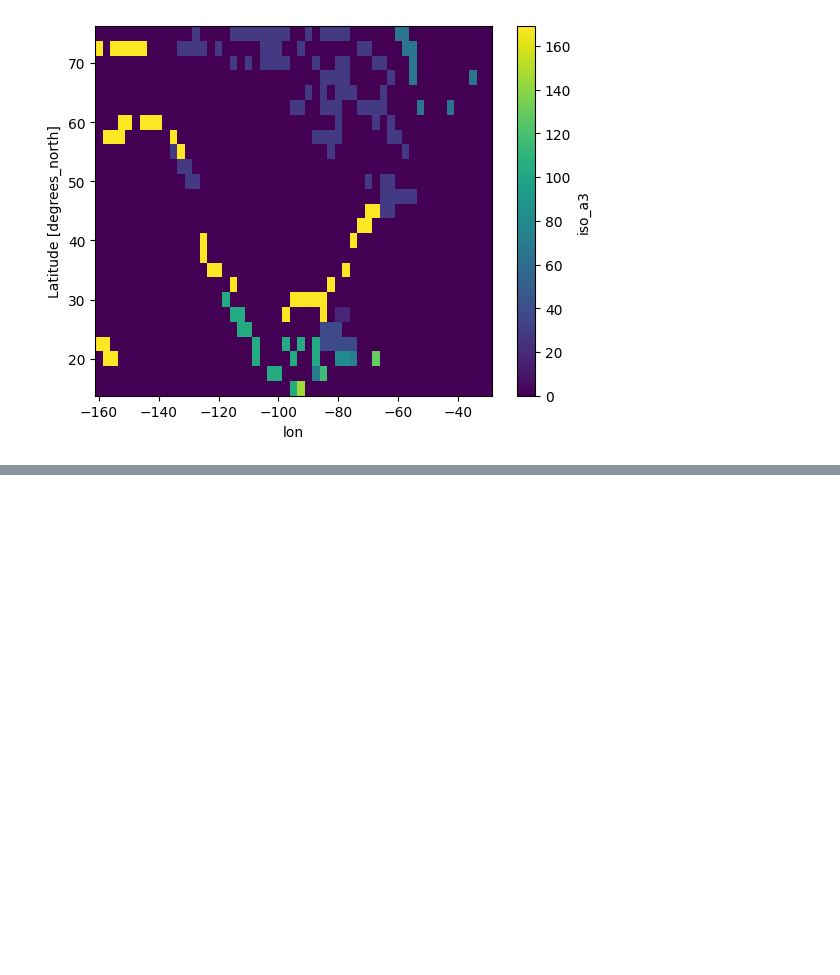
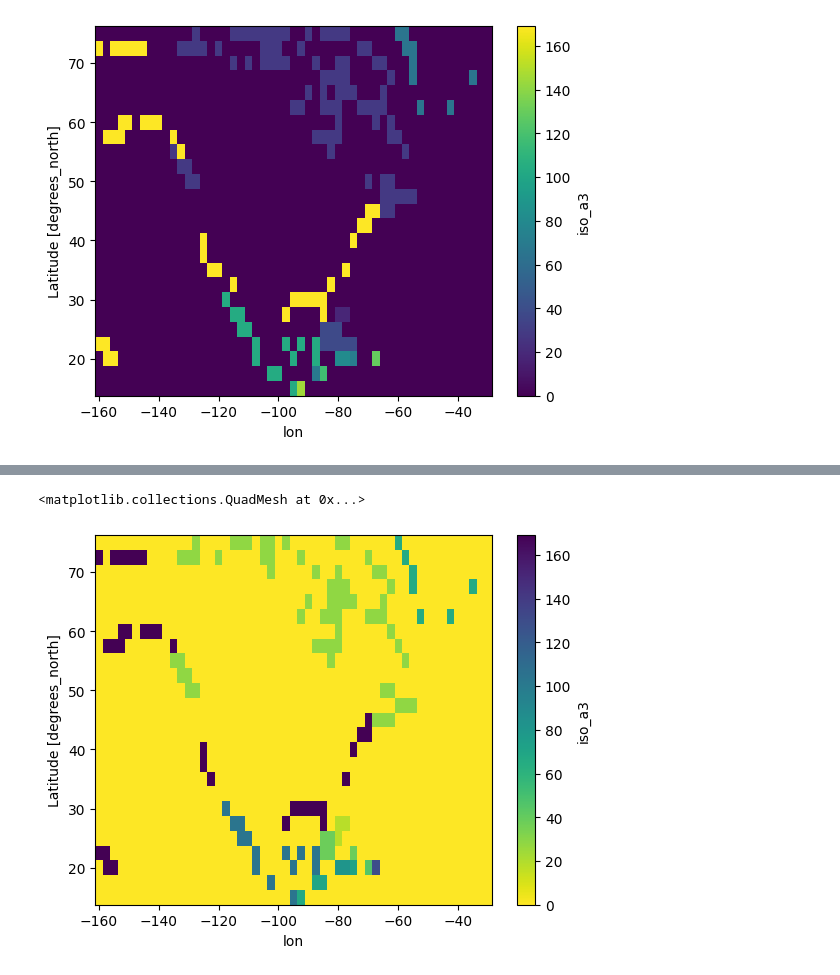
Before and after one commit to gidden/ptolemy, a Jupyter notebook: docs/notebooks/introduction.ipynb, the cells around one changed output, grey strips where cells are left out. Cells and saved outputs as stored; diff of their text form; code cells hidden in the pictures; blank space fills up the shorter version.

```diff
--- a/docs/notebooks/introduction.ipynb
+++ b/docs/notebooks/introduction.ipynb
@@ -94,0 +133,5 @@ idxr_h.plot()
+# %%
+(idxr_m_ignore - idxr_m).plot(cmap='viridis_r')
+# %% [output]
+<matplotlib.collections.QuadMesh at 0x...>
+[figure, added]
```
Also changed, not shown: parts of 11 cells of this notebook, 3 other files.
